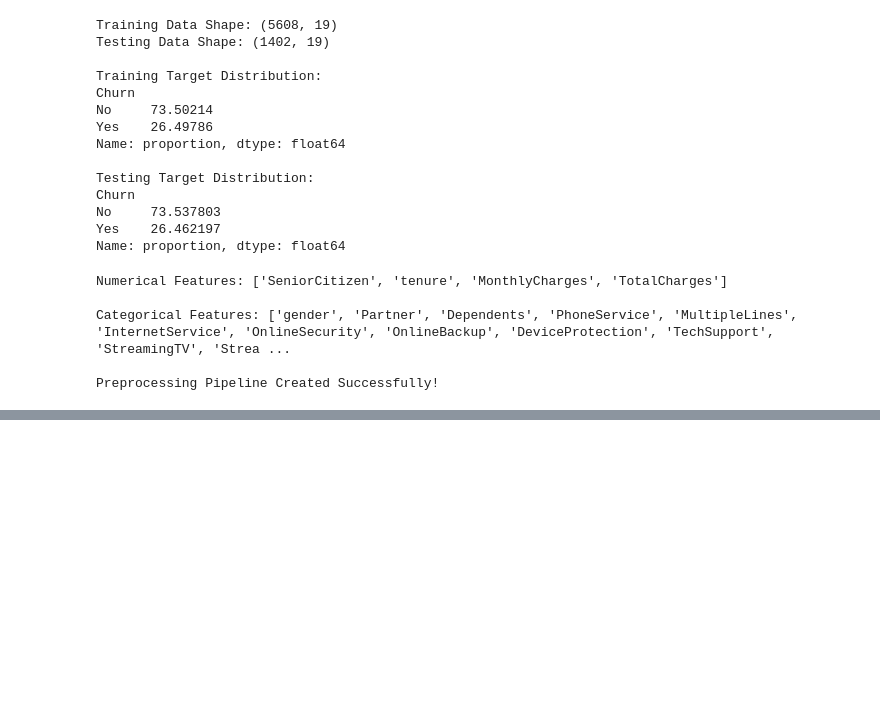
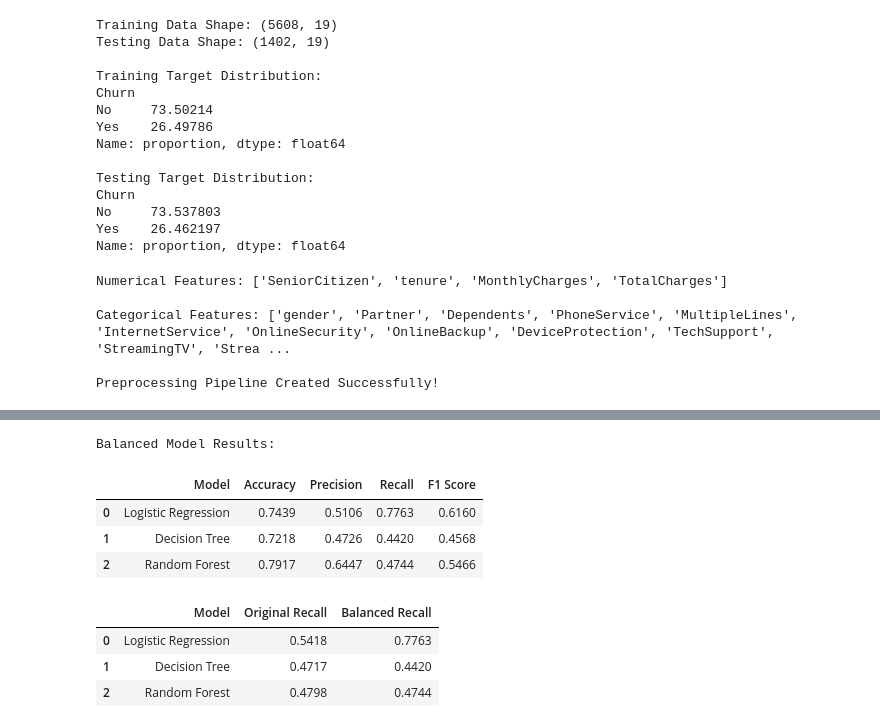
Before and after one commit to KalimUllah3/Telecom-Customer-Churn-Prediction, a Jupyter notebook: Telecom_Customer_Churn_Prediction.ipynb, the cells around one changed output, grey strips where cells are left out. Saved outputs shown, nothing was run; the diff lists cells and outputs as text; code cells hidden in the pictures; blank space fills up the shorter version.

```diff
--- a/Telecom_Customer_Churn_Prediction.ipynb
+++ b/Telecom_Customer_Churn_Prediction.ipynb
@@ -300,0 +378,71 @@ Preprocessing Pipeline Created Successfully!
+# %%
+# Define balanced models
+balanced_models = {
+    'Logistic Regression': LogisticRegression(
+        max_iter=1000,
+        class_weight='balanced',
+        random_state=42
+    ),
+
+    'Decision Tree': DecisionTreeClassifier(
+        class_weight='balanced',
+        random_state=42
+    ),
+
+    'Random Forest': RandomForestClassifier(
+        n_estimators=300,
+        class_weight='balanced',
+        random_state=42,
+        n_jobs=-1
+    )
+}
+
+balanced_results = []
+balanced_trained_models = {}
+
+# Train balanced models
+for name, model in balanced_models.items():
+
+    pipeline = Pipeline(steps=[
+        ('preprocessor', preprocessor),
+        ('classifier', model)
+    ])
+
+    pipeline.fit(X_train, y_train)
+
+    y_pred = pipeline.predict(X_test)
+
+    balanced_results.append({
+        'Model': name,
+        'Accuracy': accuracy_score(y_test, y_pred),
+        'Precision': precision_score(y_test, y_pred, pos_label='Yes'),
+        'Recall': recall_score(y_test, y_pred, pos_label='Yes'),
+        'F1 Score': f1_score(y_test, y_pred, pos_label='Yes')
+    })
+
+    balanced_trained_models[name] = pipeline
+
+# Display results
+balanced_results_df = pd.DataFrame(balanced_results)
+
+print("Balanced Model Results:")
+display(balanced_results_df.round(4))
+# %% [output]
+Balanced Model Results:
+|  | Model | Accuracy | Precision | Recall | F1 Score |
+| 0 | Logistic Regression | 0.7439 | 0.5106 | 0.7763 | 0.6160 |
+| 1 | Decision Tree | 0.7218 | 0.4726 | 0.4420 | 0.4568 |
+| 2 | Random Forest | 0.7917 | 0.6447 | 0.4744 | 0.5466 |
+# %%
+recall_comparison = pd.DataFrame({
+    'Model': results_df['Model'],
+    'Original Recall': results_df['Recall'],
+    'Balanced Recall': balanced_results_df['Recall']
+})
+
+display(recall_comparison.round(4))
+# %% [output]
+|  | Model | Original Recall | Balanced Recall |
+| 0 | Logistic Regression | 0.5418 | 0.7763 |
+| 1 | Decision Tree | 0.4717 | 0.4420 |
+| 2 | Random Forest | 0.4798 | 0.4744 |
```
Also changed, not shown: parts of 1 cell of this notebook.
